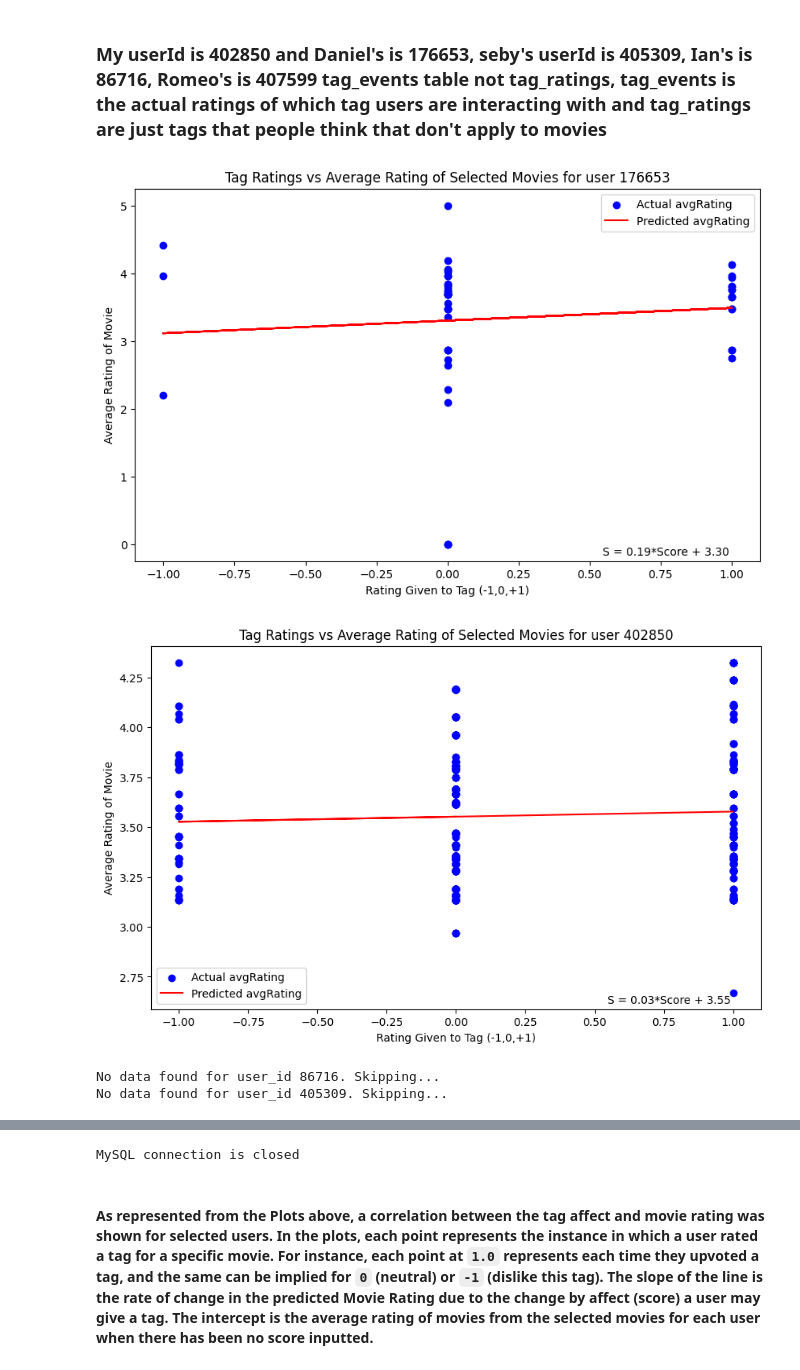
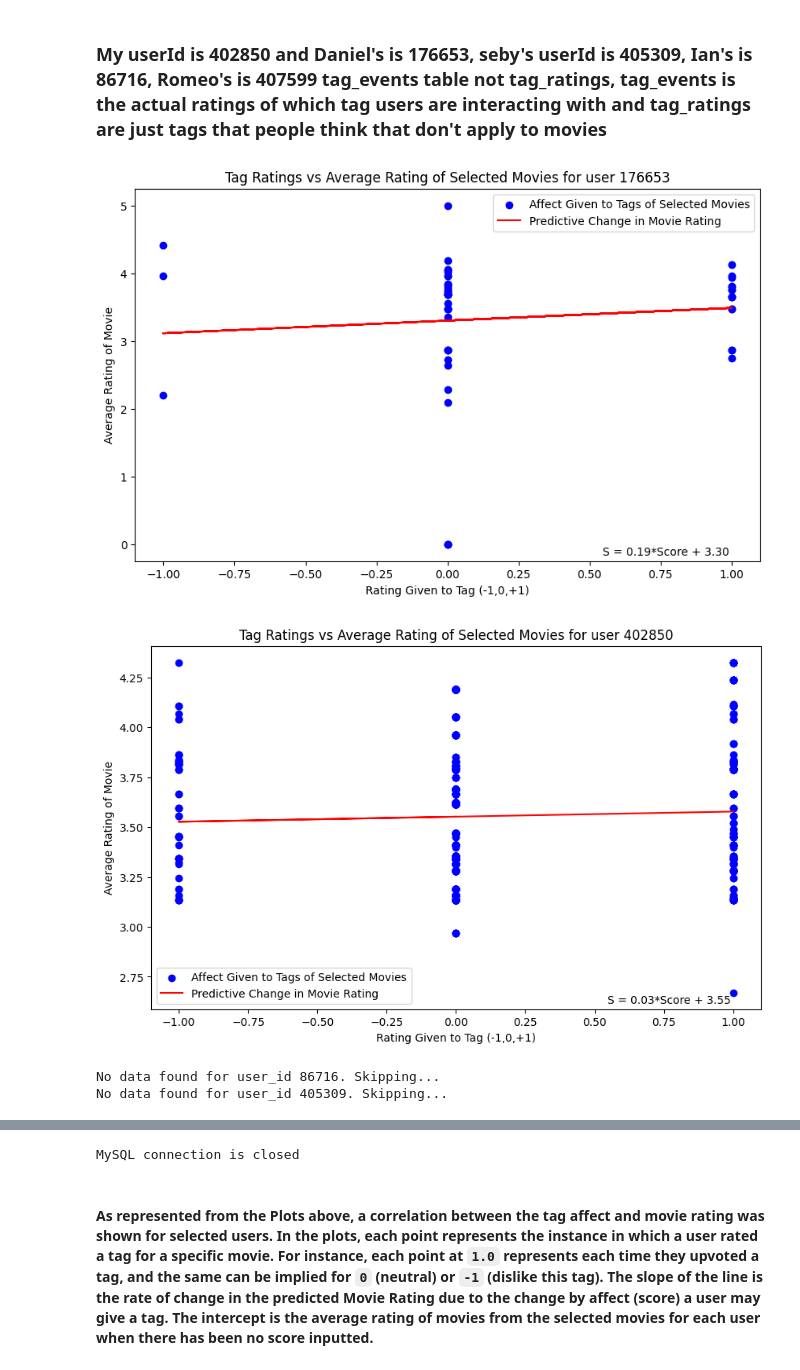
Before and after one commit to notki004/MovieLens-Work, a Jupyter notebook: MovieLensNotebook.ipynb, the cells around one changed output, grey strips where cells are left out. Drawn from its saved outputs; the diff is of its cells as text; code cells hidden in the pictures.

```diff
--- a/MovieLensNotebook.ipynb
+++ b/MovieLensNotebook.ipynb
@@ -205,39 +205,39 @@ def calculate_valence(user_id, engine):
         df['predicted_avgRating'] = model.predict(X)
 
         plt.figure(figsize=(10, 6))
-        plt.scatter(df['score'], df['avgRating'], color='blue', label='Actual avgRating')
-        plt.plot(df['score'], df['predicted_avgRating'], color='red', label='Predicted avgRating')
+        plt.scatter(df['score'], df['avgRating'], color='blue', label='Affect Given to Tags of Selected Movies')
+        plt.plot(df['score'], df['predicted_avgRating'], color='red', label='Predictive Change in Movie Rating')
 
 
         equation_text = f'S = {beta_1:.2f}*Score + {beta_0:.2f}'
         plt.text(0.95, 0.01, equation_text, ha='right', va='bottom', transform=plt.gca().transAxes)
 
         plt.title(f'Tag Ratings vs Average Rating of Selected Movies for user {user_id}')
         plt.xlabel('Rating Given to Tag (-1,0,+1)')
         plt.ylabel('Average Rating of Movie')
         plt.legend()
         plt.show()
 
     except Error as e:
         print(f"Error: {e}")
 
 def main():
     user_ids = [176653, 402850, 86716, 405309, 407599] ## In order, Daniel, Eli, Ian, Seby, and Romeo
     try:
         engine = create_engine("mysql+mysqlconnector://readonly:@127.0.0.1/ML3_mirror")
 
         for user_id in user_ids:
             calculate_valence(user_id, engine)
     except Error as e:
         print(f"Database connection error: {e}")
     finally:
         engine.dispose()
         print("MySQL connection is closed")
 
 if __name__ == "__main__":
     main()
 # %% [output]
-[figure, old version]
+[figure, new version]
-[figure, old version]
+[figure, new version]
 No data found for user_id 86716. Skipping...
 No data found for user_id 405309. Skipping...
```
Also changed, not shown: parts of 1 cell of this notebook.
